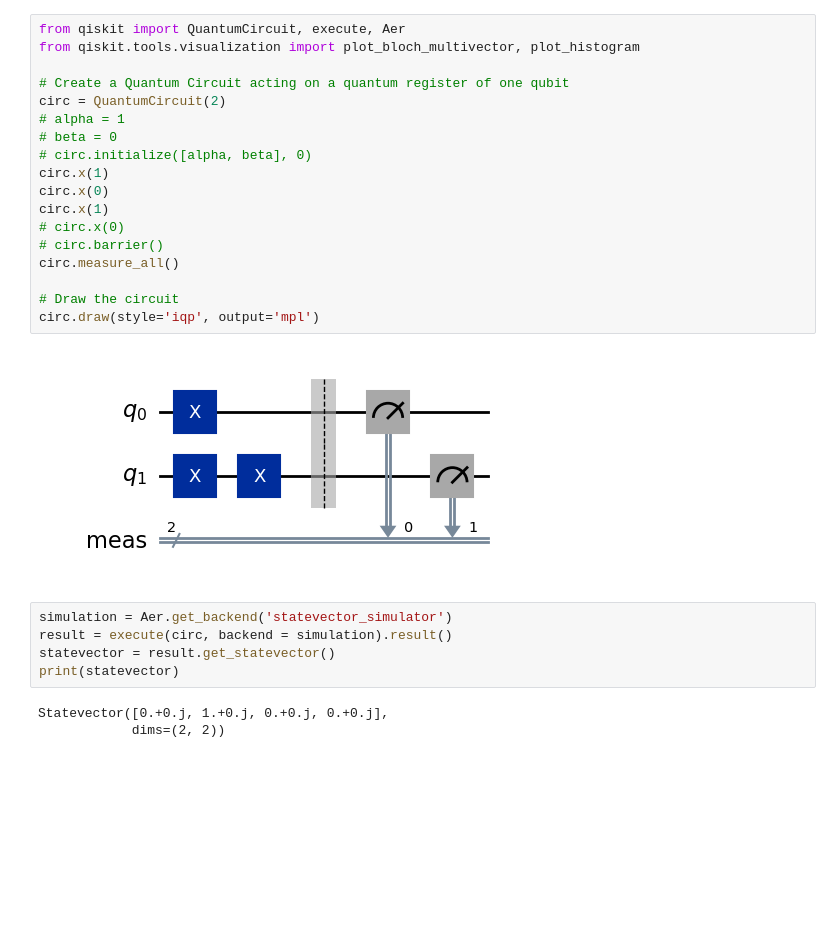
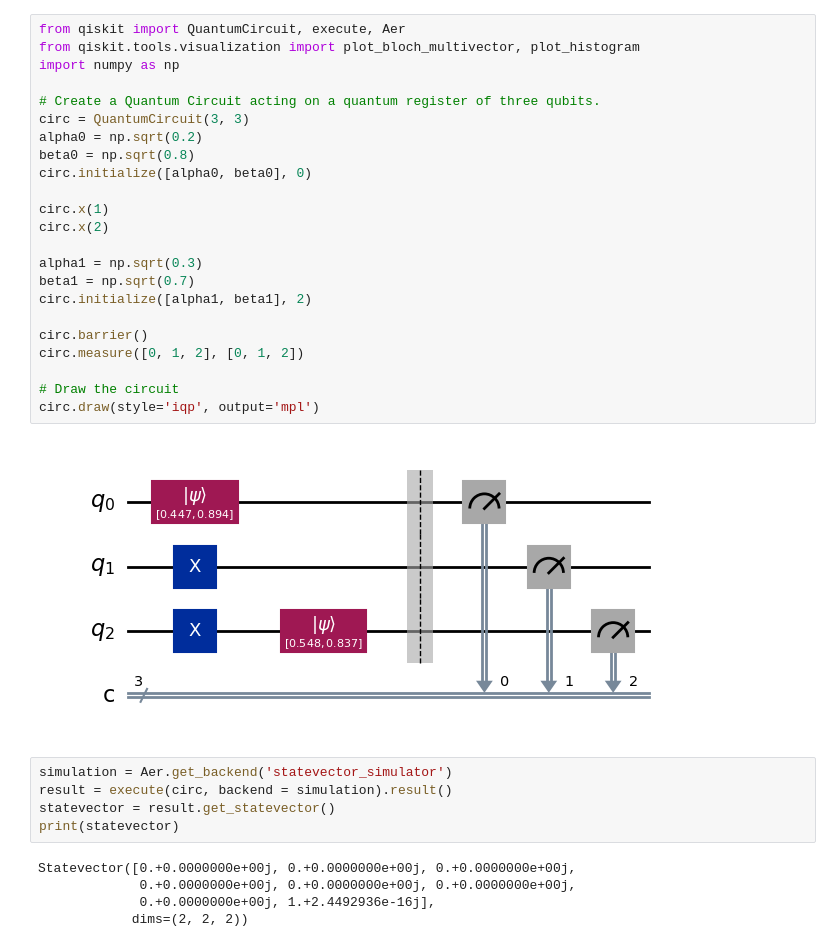
Before and after one commit to MarcoAurelioAntonio/IBM-QUANTUM-BACKENDS-CONNECTIONS, a Jupyter notebook: Gates/Not.ipynb, the cells around one changed output. Saved outputs shown, nothing was run; the diff lists cells and outputs as text; blank space fills up the shorter version.

Commit message:
Add Quantum and classical bits and update meassurements

```diff
--- a/Gates/Not.ipynb
+++ b/Gates/Not.ipynb
@@ -1,31 +1,38 @@
 # %%
 from qiskit import QuantumCircuit, execute, Aer
 from qiskit.tools.visualization import plot_bloch_multivector, plot_histogram
+import numpy as np
 
-# Create a Quantum Circuit acting on a quantum register of one qubit
-circ = QuantumCircuit(2)
-# alpha = 1
-# beta = 0
-# circ.initialize([alpha, beta], 0)
+# Create a Quantum Circuit acting on a quantum register of three qubits.
+circ = QuantumCircuit(3, 3)
+alpha0 = np.sqrt(0.2)
+beta0 = np.sqrt(0.8)
+circ.initialize([alpha0, beta0], 0)
+
 circ.x(1)
-circ.x(0)
-circ.x(1)
-# circ.x(0)
-# circ.barrier()
-circ.measure_all()
+circ.x(2)
+
+alpha1 = np.sqrt(0.3)
+beta1 = np.sqrt(0.7)
+circ.initialize([alpha1, beta1], 2)
+
+circ.barrier()
+circ.measure([0, 1, 2], [0, 1, 2])
 
 # Draw the circuit
 circ.draw(style='iqp', output='mpl')
 # %% [output]
-[figure, old version]
+[figure, new version]
 # %%
 simulation = Aer.get_backend('statevector_simulator')
 result = execute(circ, backend = simulation).result()
 statevector = result.get_statevector()
 print(statevector)
 # %% [output]
-Statevector([0.+0.j, 1.+0.j, 0.+0.j, 0.+0.j],
-            dims=(2, 2))
+Statevector([0.+0.0000000e+00j, 0.+0.0000000e+00j, 0.+0.0000000e+00j,
+             0.+0.0000000e+00j, 0.+0.0000000e+00j, 0.+0.0000000e+00j,
+             0.+0.0000000e+00j, 1.+2.4492936e-16j],
+            dims=(2, 2, 2))
 # %%
 plot_bloch_multivector(statevector)
 # %% [output]
```
Also changed, not shown: parts of 2 cells of this notebook.
